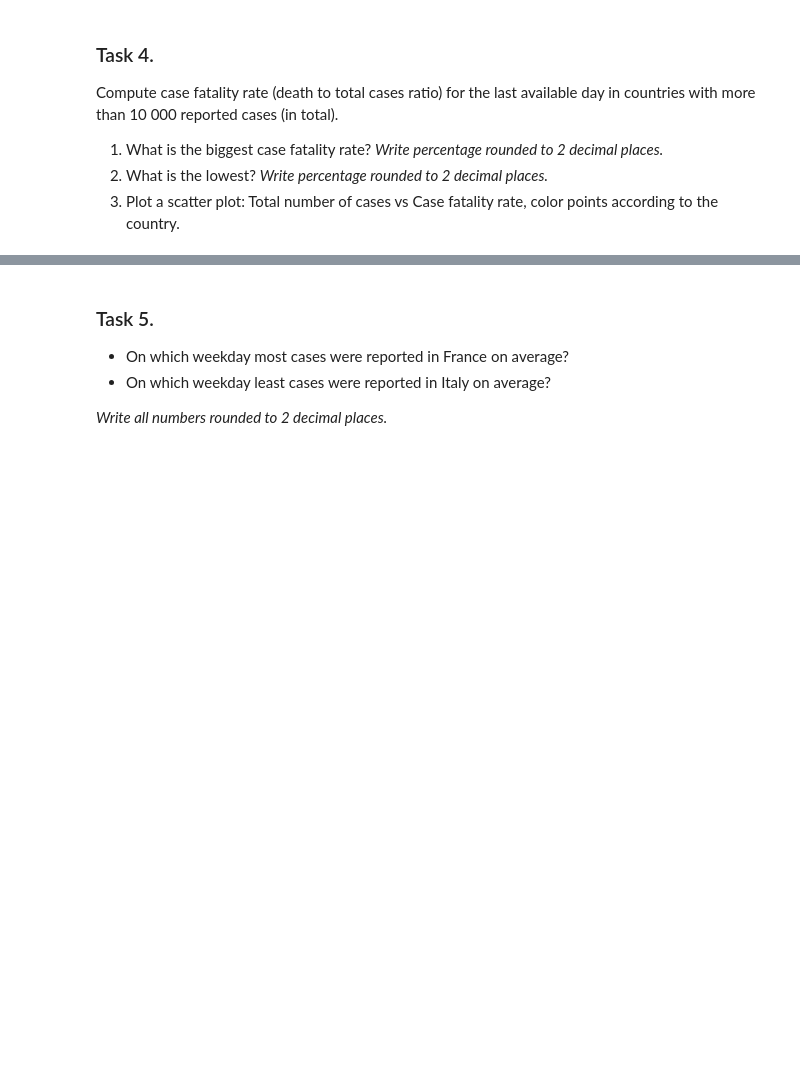
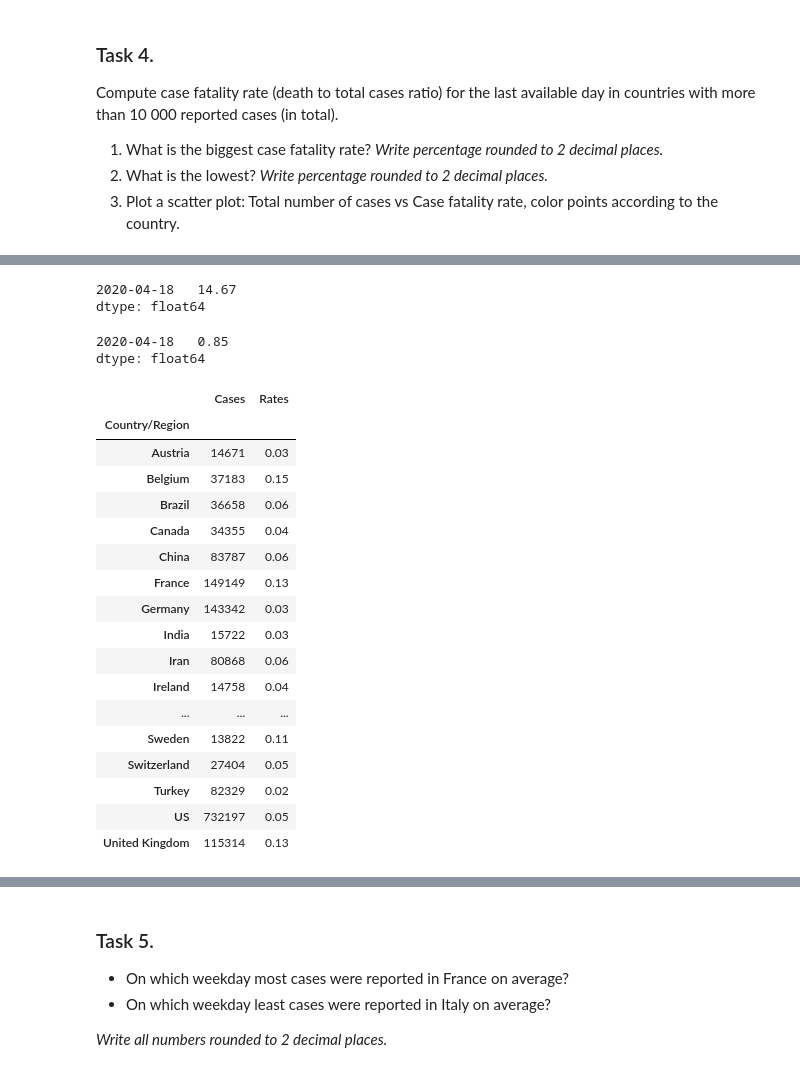
Before and after one commit to Mist3r-R/hse-sse-ds-business-2020, a Jupyter notebook: HA_1.ipynb, the cells around one changed output, grey strips where cells are left out. Saved outputs shown, nothing was run; the diff lists cells and outputs as text; code cells hidden in the pictures; blank space fills up the shorter version.

```diff
--- a/HA_1.ipynb
+++ b/HA_1.ipynb
@@ -159,0 +175,10 @@ Compute case fatality rate (death to total cases ratio) for the last available d
+# %%
+rates.T.max() * 100.0
+# %% [output]
+2020-04-18   14.67
+dtype: float64
+# %%
+rates.T.min() * 100.0
+# %% [output]
+2020-04-18   0.85
+dtype: float64
@@ -159,0 +188,22 @@ Compute case fatality rate (death to total cases ratio) for the last available d
+# %%
+case_ratio = case_ratio.join(rates)
+case_ratio
+# %% [output]
+|  | Cases | Rates |
+| Country/Region |  |  |
+| Austria | 14671 | 0.03 |
+| Belgium | 37183 | 0.15 |
+| Brazil | 36658 | 0.06 |
+| Canada | 34355 | 0.04 |
+| China | 83787 | 0.06 |
+| France | 149149 | 0.13 |
+| Germany | 143342 | 0.03 |
+| India | 15722 | 0.03 |
+| Iran | 80868 | 0.06 |
+| Ireland | 14758 | 0.04 |
+| ... | ... | ... |
+| Sweden | 13822 | 0.11 |
+| Switzerland | 27404 | 0.05 |
+| Turkey | 82329 | 0.02 |
+| US | 732197 | 0.05 |
+| United Kingdom | 115314 | 0.13 |
```
Also changed, not shown: parts of 5 cells of this notebook.
